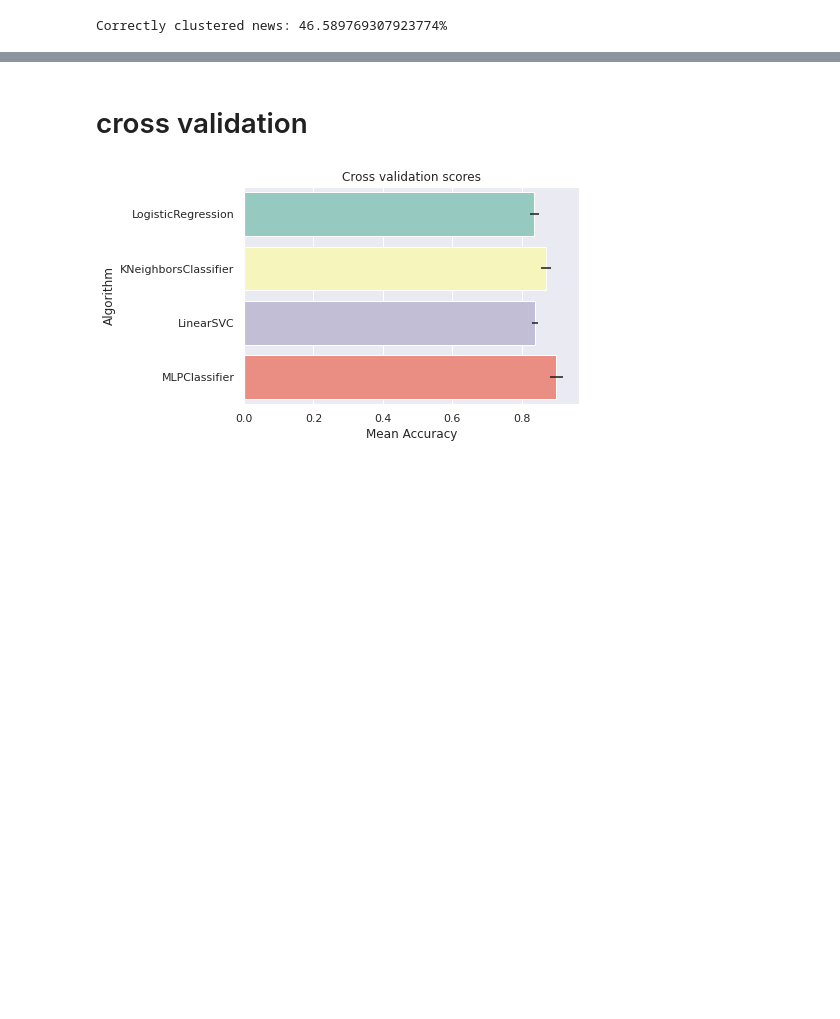
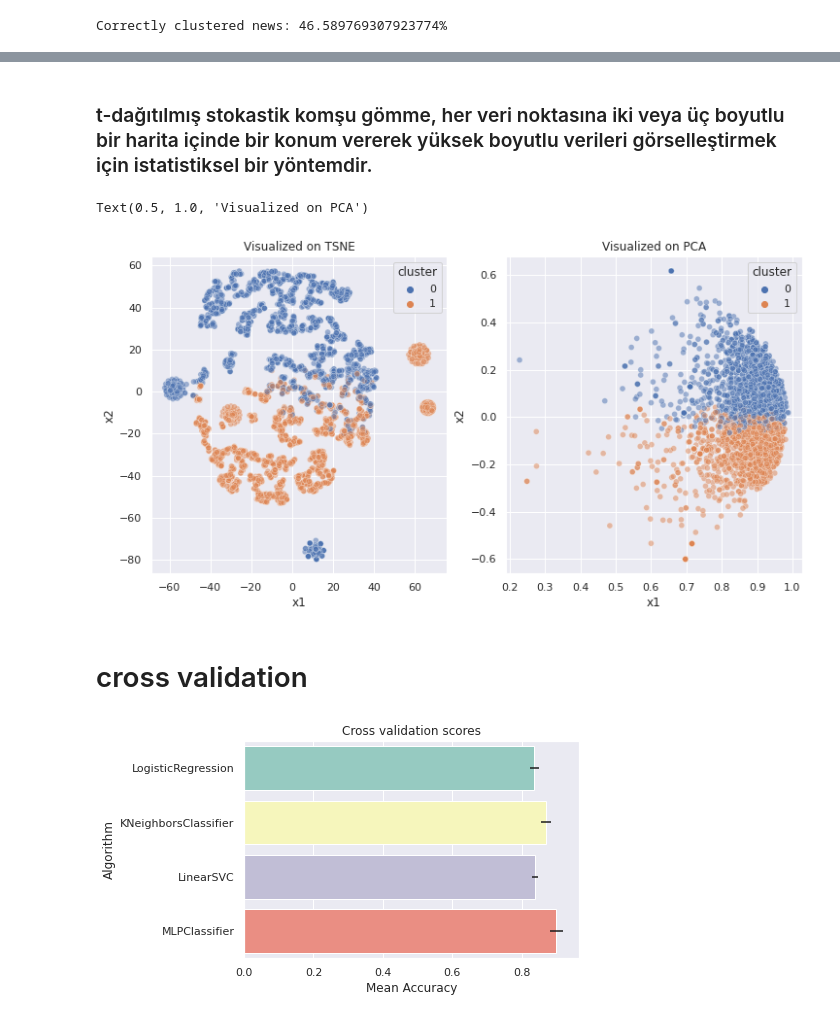
Before and after one commit to AbderrhmanAbdellatif/Fake-News-Detection, a Jupyter notebook: fake-newspaper-detection-with-liwc-dictionary.ipynb, the cells around one changed output, grey strips where cells are left out. Drawn from its saved outputs; the diff is of its cells as text; code cells hidden in the pictures; blank space fills up the shorter version.

```diff
--- a/fake-newspaper-detection-with-liwc-dictionary.ipynb
+++ b/fake-newspaper-detection-with-liwc-dictionary.ipynb
@@ -829,0 +832,16 @@ Correctly clustered news: 46.589769307923774%
+# %%
+# PCA of sentence vectors
+pca = TruncatedSVD(n_components=2)
+pca_result = pca.fit_transform(x)
+
+PCA_df = pd.DataFrame(pca_result)
+PCA_df['cluster'] = clustered
+PCA_df.columns = ['x1','x2','cluster']
+# %%
+# T-SNE
+tsne = TSNE(n_components=2)
+tsne_result = tsne.fit_transform(pca_result)
+
+TSNE_df = pd.DataFrame(tsne_result)
+TSNE_df['cluster'] = clustered
+TSNE_df.columns = ['x1','x2','cluster']
@@ -830,3 +864,15 @@ Correctly clustered news: 46.589769307923774%
+# %% [markdown]
+### t-dağıtılmış stokastik komşu gömme, her veri noktasına iki veya üç boyutlu bir harita içinde bir konum vererek yüksek boyutlu verileri görselleştirmek için istatistiksel bir yöntemdir.
+# %%
+# Plots
+fig, ax = plt.subplots(1, 2, figsize=(12,6))
+sns.scatterplot(data=PCA_df,x='x1',y='x2',hue='cluster',legend="full",alpha=0.5,ax=ax[1])
+sns.scatterplot(data=TSNE_df,x='x1',y='x2',hue='cluster',legend="full",alpha=0.5,ax=ax[0])
+ax[0].set_title('Visualized on TSNE')
+ax[1].set_title('Visualized on PCA')
+# %% [output]
+Text(0.5, 1.0, 'Visualized on PCA')
+[figure, added]
 # %% [markdown]
 # cross validation
 # %%
```
Also changed, not shown: parts of 11 cells of this notebook.
